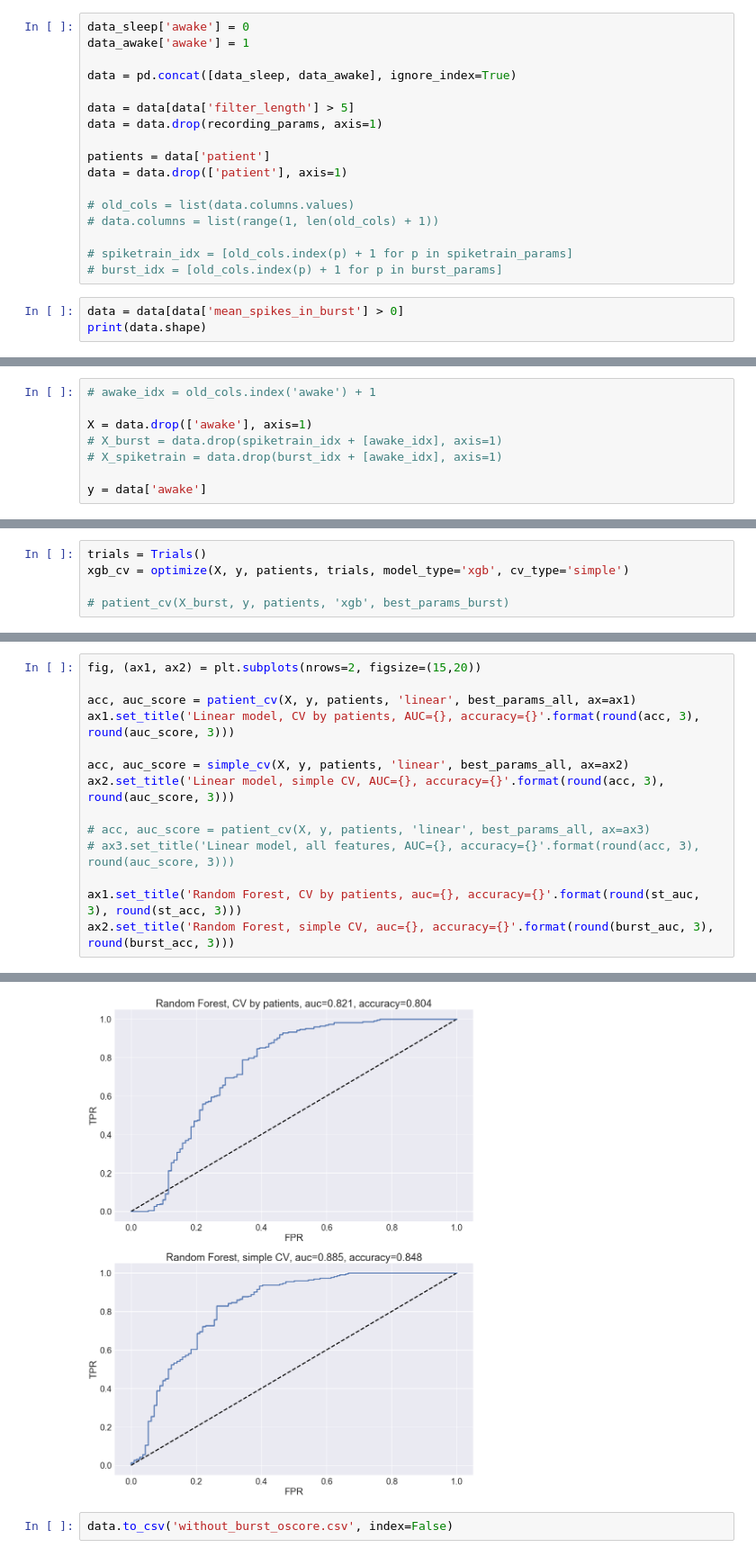
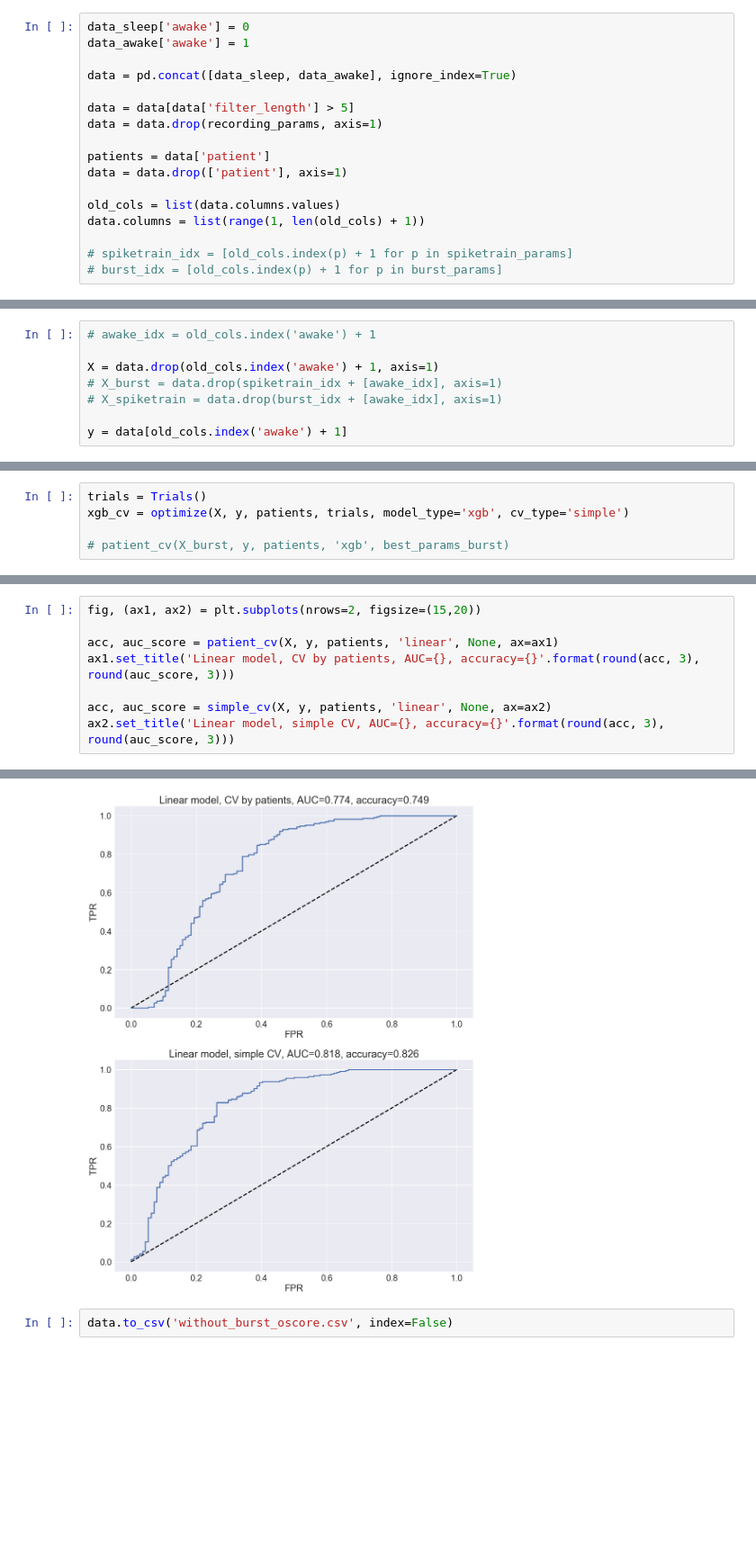
Before and after one commit to Vlad0922/neurophysiology, a Jupyter notebook: awake_vs_sleep/compare_sleep_spontan.ipynb, the cells around one changed output, grey strips where cells are left out. Shown at 90% size. Drawn from its saved outputs; the diff is of its cells as text; blank space fills up the shorter version.

```diff
--- a/awake_vs_sleep/compare_sleep_spontan.ipynb
+++ b/awake_vs_sleep/compare_sleep_spontan.ipynb
@@ -86,11 +86,8 @@ data = data.drop(recording_params, axis=1)
 patients = data['patient']
 data = data.drop(['patient'], axis=1)
 
-# old_cols = list(data.columns.values)
-# data.columns = list(range(1, len(old_cols) + 1))
+old_cols = list(data.columns.values)
+data.columns = list(range(1, len(old_cols) + 1))
 
 # spiketrain_idx = [old_cols.index(p) + 1 for p in spiketrain_params]
 # burst_idx = [old_cols.index(p) + 1 for p in burst_params]
-# %%
-data = data[data['mean_spikes_in_burst'] > 0]
-print(data.shape)
@@ -281,8 +274,8 @@ def optimize(X, y, patients, trials, cv_type='simple', model_type='xgb', metric=
 # %%
 # awake_idx = old_cols.index('awake') + 1
 
-X = data.drop(['awake'], axis=1)
+X = data.drop(old_cols.index('awake') + 1, axis=1)
 # X_burst = data.drop(spiketrain_idx + [awake_idx], axis=1)
 # X_spiketrain = data.drop(burst_idx + [awake_idx], axis=1)
 
-y = data['awake']
+y = data[old_cols.index('awake') + 1]
@@ -343,20 +377,14 @@ ax2.set_title('Random Forest, simple CV, auc={}, accuracy={}'.format(round(burst
 # %%
 fig, (ax1, ax2) = plt.subplots(nrows=2, figsize=(15,20))
 
-acc, auc_score = patient_cv(X, y, patients, 'linear', best_params_all, ax=ax1)
+acc, auc_score = patient_cv(X, y, patients, 'linear', None, ax=ax1)
 ax1.set_title('Linear model, CV by patients, AUC={}, accuracy={}'.format(round(acc, 3), round(auc_score, 3)))
 
-acc, auc_score = simple_cv(X, y, patients, 'linear', best_params_all, ax=ax2)
+acc, auc_score = simple_cv(X, y, patients, 'linear', None, ax=ax2)
 ax2.set_title('Linear model, simple CV, AUC={}, accuracy={}'.format(round(acc, 3), round(auc_score, 3)))
-
-# acc, auc_score = patient_cv(X, y, patients, 'linear', best_params_all, ax=ax3)
-# ax3.set_title('Linear model, all features, AUC={}, accuracy={}'.format(round(acc, 3), round(auc_score, 3)))
-
-ax1.set_title('Random Forest, CV by patients, auc={}, accuracy={}'.format(round(st_auc, 3), round(st_acc, 3)))
-ax2.set_title('Random Forest, simple CV, auc={}, accuracy={}'.format(round(burst_auc, 3), round(burst_acc, 3)))
 # %% [output]
 <matplotlib.text.Text at 0x...>
-[figure, old version]
+[figure, new version]
 # %%
 data.to_csv('without_burst_oscore.csv', index=False)
 # %%
```
Also changed, not shown: parts of 10 cells of this notebook, 13 other files.
